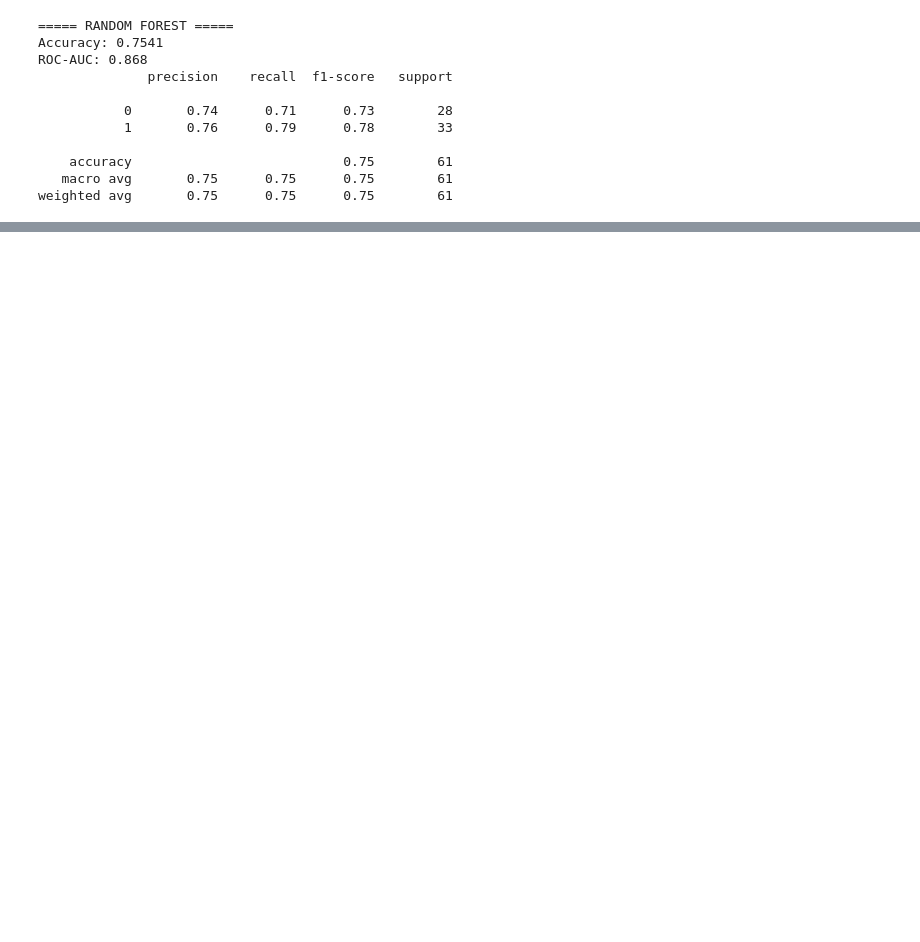
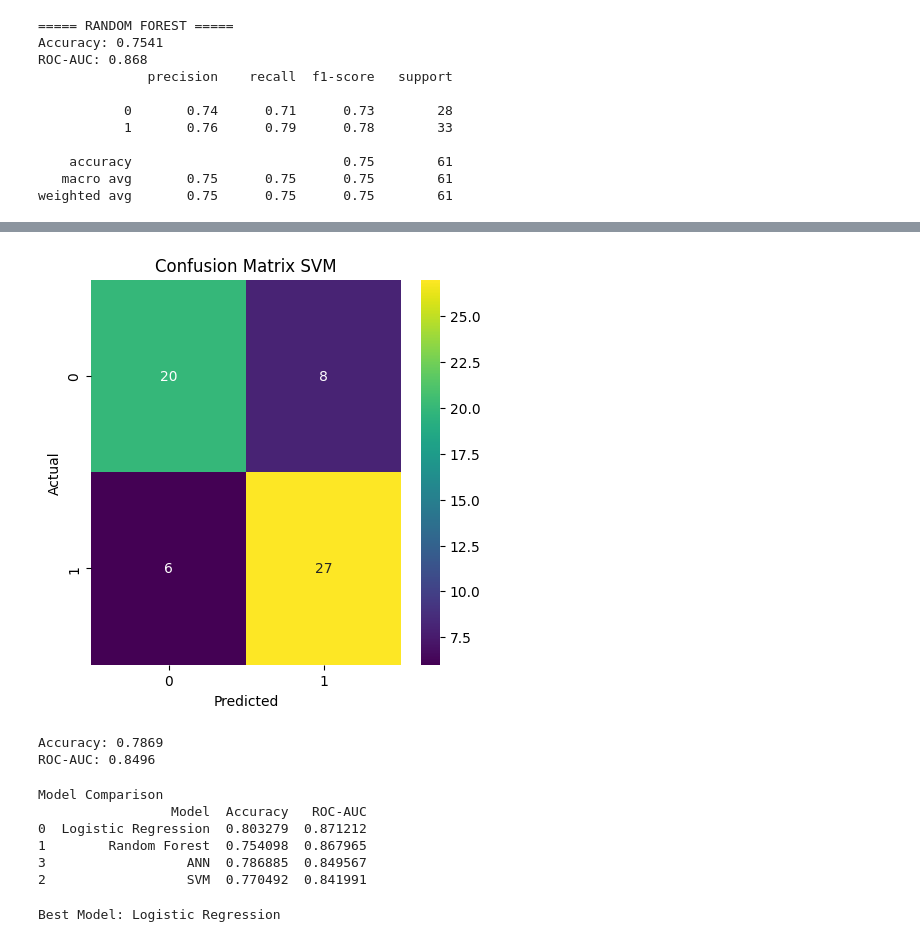
Before and after one commit to joseph2022/Disease-Prediction, a Jupyter notebook: Heart_DIsease2.ipynb, the cells around one changed output, grey strips where cells are left out. Cells and saved outputs as stored; diff of their text form; code cells hidden in the pictures; blank space fills up the shorter version.

Commit message:
Day 1 (Attempt 2):  Added  SVM, ANN models and evaluated using ROC-AUC evaluation and model comparison

```diff
--- a/Heart_DIsease2.ipynb
+++ b/Heart_DIsease2.ipynb
@@ -240,0 +246,17 @@ plt.show()
+# %%
+print("\n===== SVM =====")
+
+svm= SVC(probability=True)
+svm.fit(x_train_scaled,y_train)
+
+y_pred_svm= svm.predict(x_test_scaled)
+y_pred_svm
+y_prob_svm= svm.predict_proba(x_test_scaled)[:,1]
+
+svm_accuracy = accuracy_score(y_test,y_pred_svm)
+svm_roc = roc_auc_score(y_test,y_prob_svm)
+
+print("Accuracy:",round(svm_accuracy,4))
+print("ROC-AUC:",round(svm_roc,4))
+
+print(classification_report(y_test,y_pred_svm))
@@ -240,0 +275,11 @@ plt.show()
+# %%
+cm=confusion_matrix(y_test,y_pred_svm)
+cm
+plt.figure(figsize=(5,5))
+sns.heatmap(cm,annot=True, fmt='d',cmap='viridis')
+plt.xlabel("Predicted")
+plt.ylabel("Actual")
+plt.title("Confusion Matrix SVM")
+plt.show()
+# %% [output]
+[figure, added]
@@ -240,0 +310,44 @@ plt.show()
+# %%
+# Evaluation
+loss,nn_accuracy = nn_model.evaluate(x_test_scaled,y_test,verbose=0)
+
+y_prob_nn= nn_model.predict(x_test_scaled,verbose=0)
+nn_roc=roc_auc_score(y_test,y_prob_nn)
+
+print("Accuracy:",round(nn_accuracy,4))
+print("ROC-AUC:",round(nn_roc,4))
+# %% [output]
+Accuracy: 0.7869
+ROC-AUC: 0.8496
+# %%
+# Comparing all models and checking for the best
+
+comparison=pd.DataFrame({
+    "Model":["Logistic Regression","Random Forest","SVM","ANN"],
+    "Accuracy": [lr_accuracy,rf_accuracy,svm_accuracy,nn_accuracy],
+    "ROC-AUC": [lr_roc,rf_roc,svm_roc,nn_roc]
+})
+print("Model Comparison")
+print(comparison.sort_values(by="ROC-AUC",ascending=False))
+# %% [output]
+Model Comparison
+                 Model  Accuracy   ROC-AUC
+0  Logistic Regression  0.803279  0.871212
+1        Random Forest  0.754098  0.867965
+3                  ANN  0.786885  0.849567
+2                  SVM  0.770492  0.841991
+# %%
+best_model_name=comparison.sort_values(
+    by="ROC-AUC", ascending=False).iloc[0]["Model"]
+print('Best Model:',best_model_name)
+
+if best_model_name=="Logistic Regression":
+  best_model=lr
+elif best_model_name=="Random Forest":
+  best_model=rf
+elif best_model_name=="SVM":
+  best_model=svm
+else:
+  best_model=nn_model
+# %% [output]
+Best Model: Logistic Regression
```
Also changed, not shown: parts of 5 cells of this notebook.
